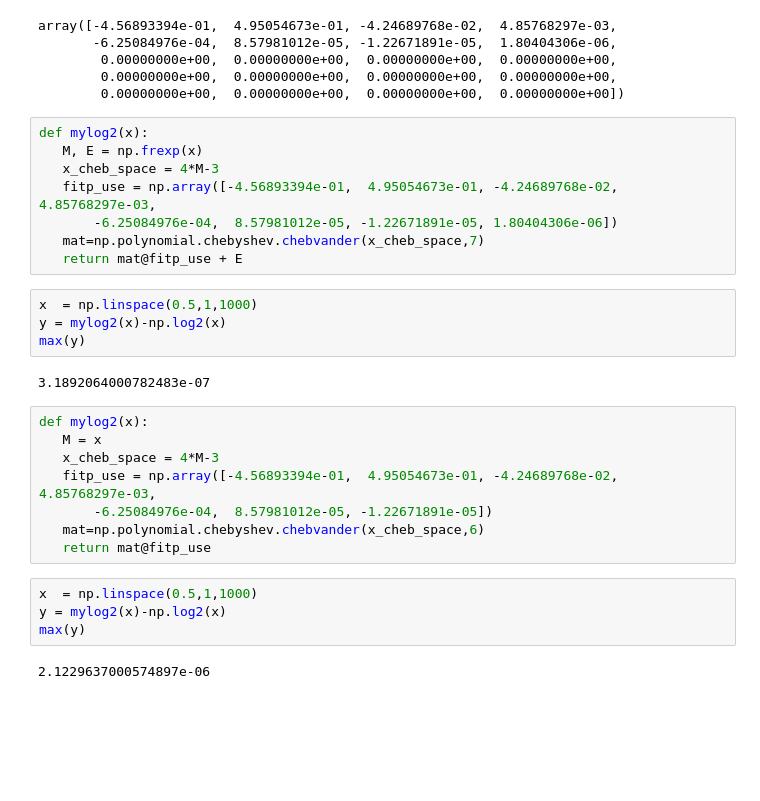
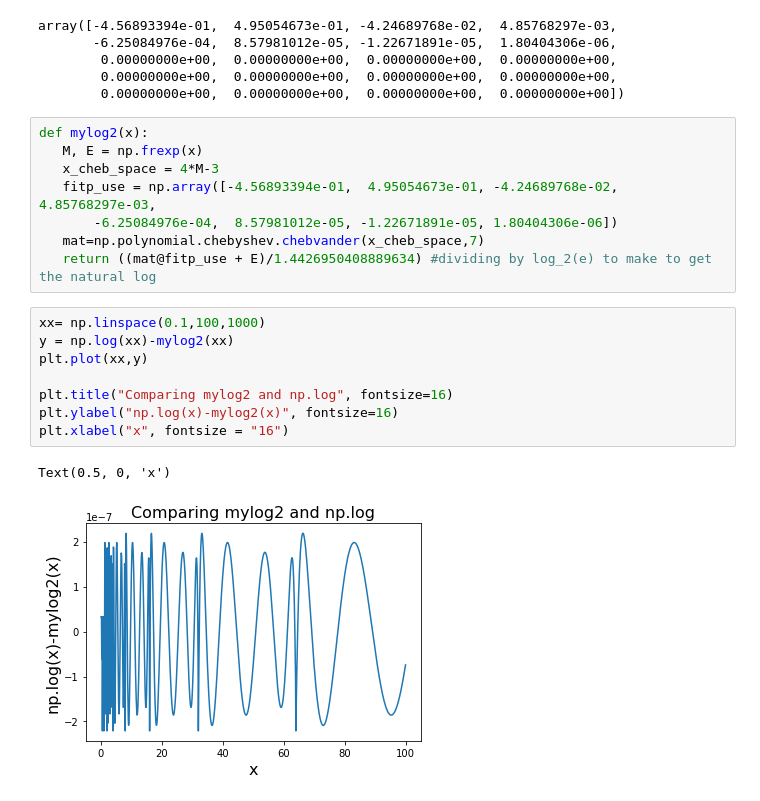
Before and after one commit to n-desjardins/phys512-2022, a Jupyter notebook: PSET2/pset2_notebook.ipynb, the cells around one changed output. Drawn from its saved outputs; the diff is of its cells as text; blank space fills up the shorter version.

```diff
--- a/PSET2/pset2_notebook.ipynb
+++ b/PSET2/pset2_notebook.ipynb
@@ -169,24 +160,15 @@ def mylog2(x):
    fitp_use = np.array([-4.56893394e-01,  4.95054673e-01, -4.24689768e-02,  4.85768297e-03,
        -6.25084976e-04,  8.57981012e-05, -1.22671891e-05, 1.80404306e-06])
    mat=np.polynomial.chebyshev.chebvander(x_cheb_space,7)
-   return mat@fitp_use + E
+   return ((mat@fitp_use + E)/1.4426950408889634) #dividing by log_2(e) to make to get the natural log
-# %%
-x  = np.linspace(0.5,1,1000)
-y = mylog2(x)-np.log2(x)
-max(y)
-# %% [output]
-3.1892064000782483e-07
-# %%
-def mylog2(x):
-   M = x
-   x_cheb_space = 4*M-3
-   fitp_use = np.array([-4.56893394e-01,  4.95054673e-01, -4.24689768e-02,  4.85768297e-03,
-       -6.25084976e-04,  8.57981012e-05, -1.22671891e-05])
-   mat=np.polynomial.chebyshev.chebvander(x_cheb_space,6)
-   return mat@fitp_use
-# %%
-x  = np.linspace(0.5,1,1000)
-y = mylog2(x)-np.log2(x)
-max(y)
-# %% [output]
-2.1229637000574897e-06
+# %%
+xx= np.linspace(0.1,100,1000)
+y = np.log(xx)-mylog2(xx)
+plt.plot(xx,y)
+
+plt.title("Comparing mylog2 and np.log", fontsize=16)
+plt.ylabel("np.log(x)-mylog2(x)", fontsize=16)
+plt.xlabel("x", fontsize = "16")
+# %% [output]
+Text(0.5, 0, 'x')
+[figure, added]
```
Also changed, not shown: parts of 12 cells of this notebook.
